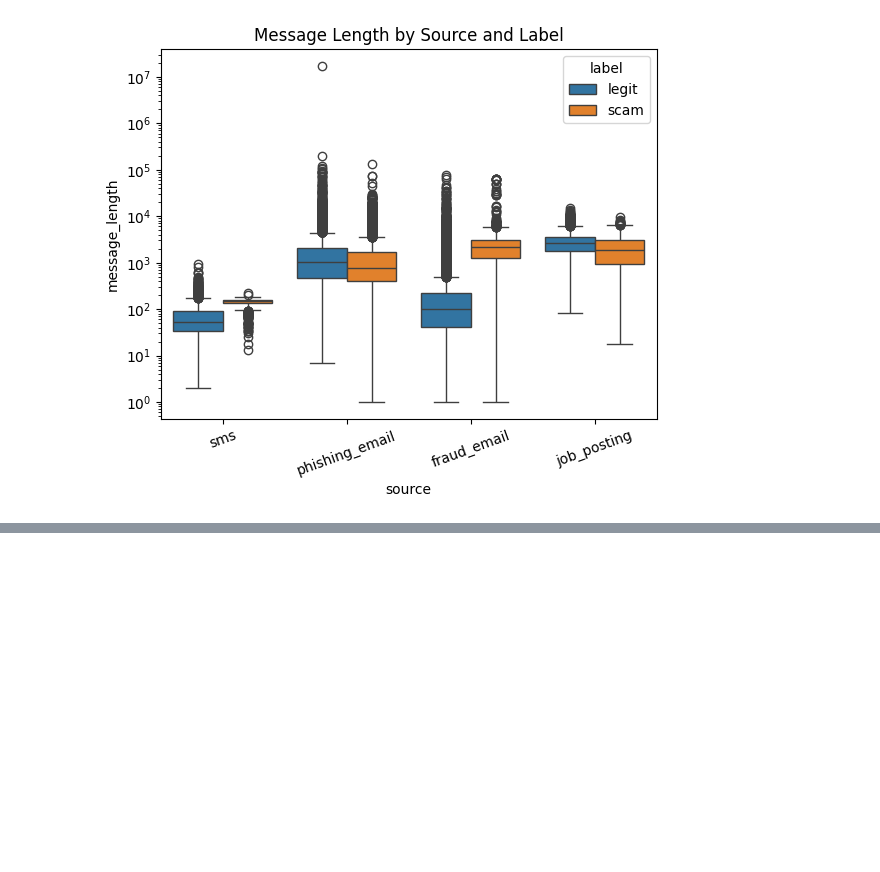
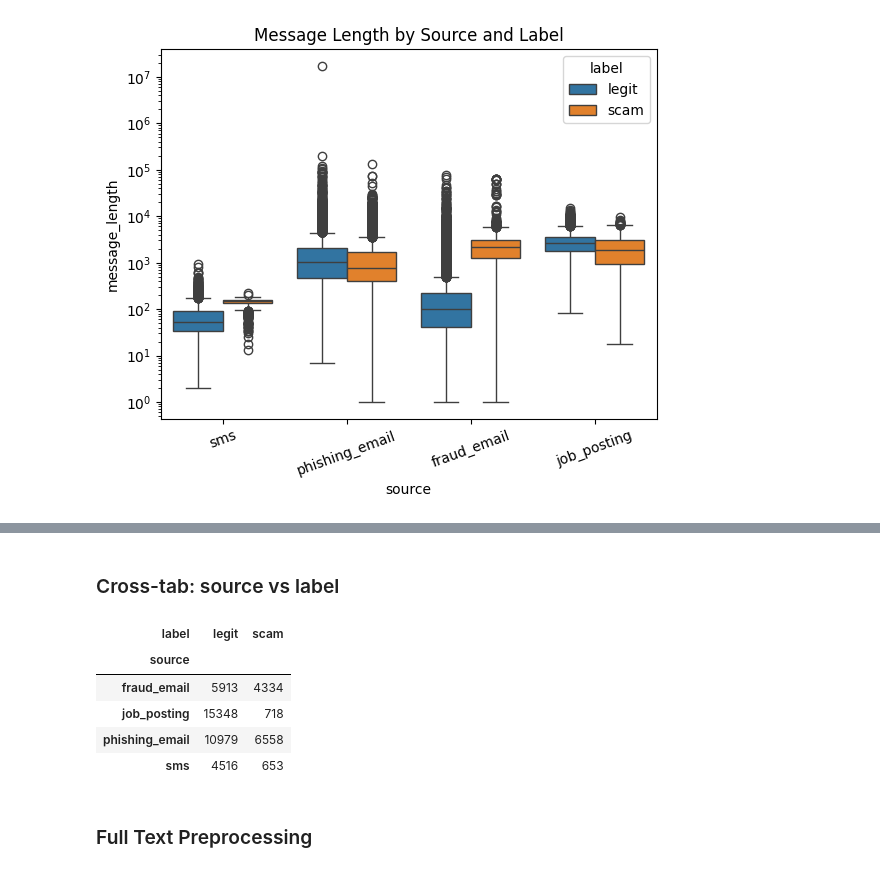
Before and after one commit to harsa4333/AI-ScamShield, a Jupyter notebook: notebooks/02_eda.ipynb, the cells around one changed output, grey strips where cells are left out. Saved outputs shown, nothing was run; the diff lists cells and outputs as text; code cells hidden in the pictures; blank space fills up the shorter version.

```diff
--- a/notebooks/02_eda.ipynb
+++ b/notebooks/02_eda.ipynb
@@ -76,0 +201,13 @@ plt.show()
+# %% [markdown]
+### Cross-tab: source vs label ###
+# %%
+pd.crosstab(df['source'], df['label'])
+# %% [output]
+| label | legit | scam |
+| source |  |  |
+| fraud_email | 5913 | 4334 |
+| job_posting | 15348 | 718 |
+| phishing_email | 10979 | 6558 |
+| sms | 4516 | 653 |
+# %% [markdown]
+### Full Text Preprocessing ###
```
Also changed, not shown: parts of 20 cells of this notebook, 4 other files.
